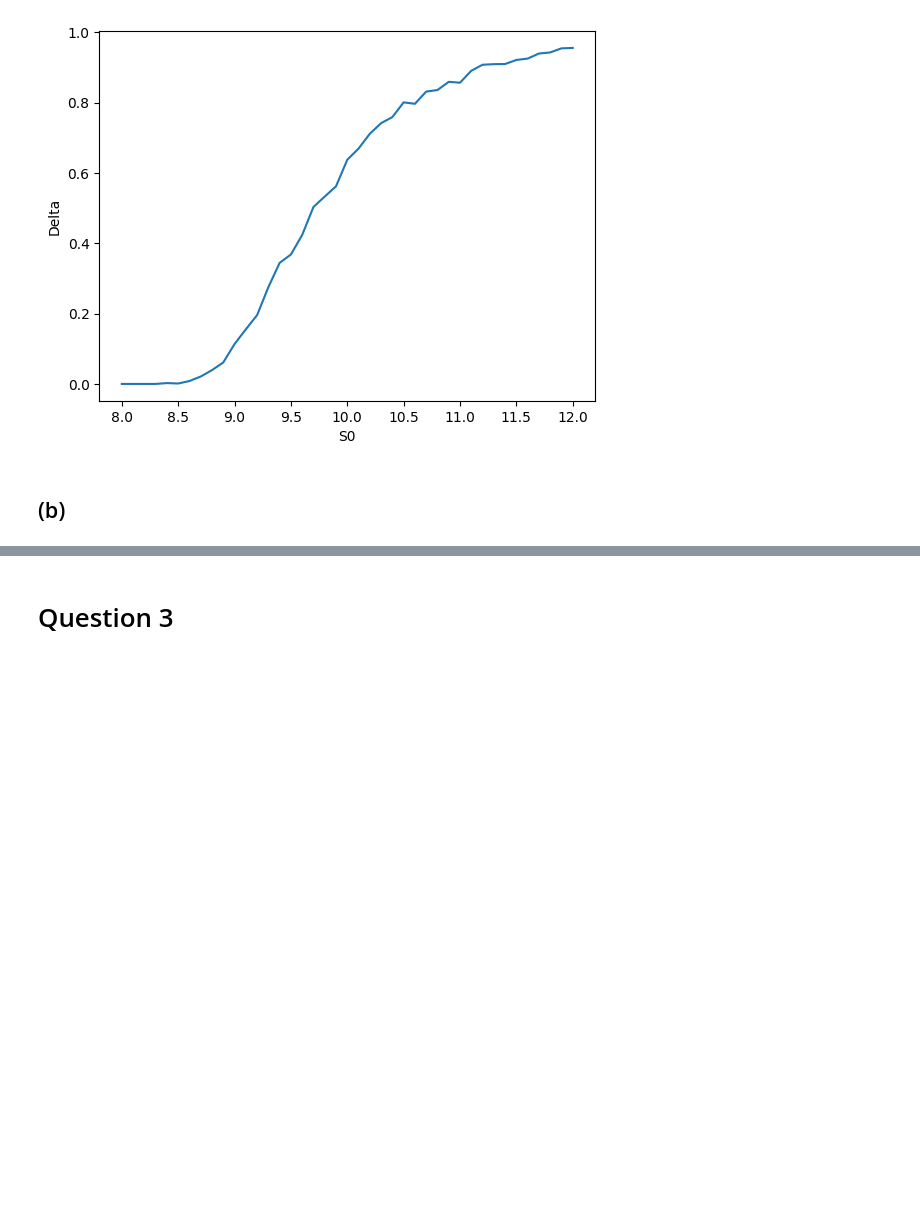
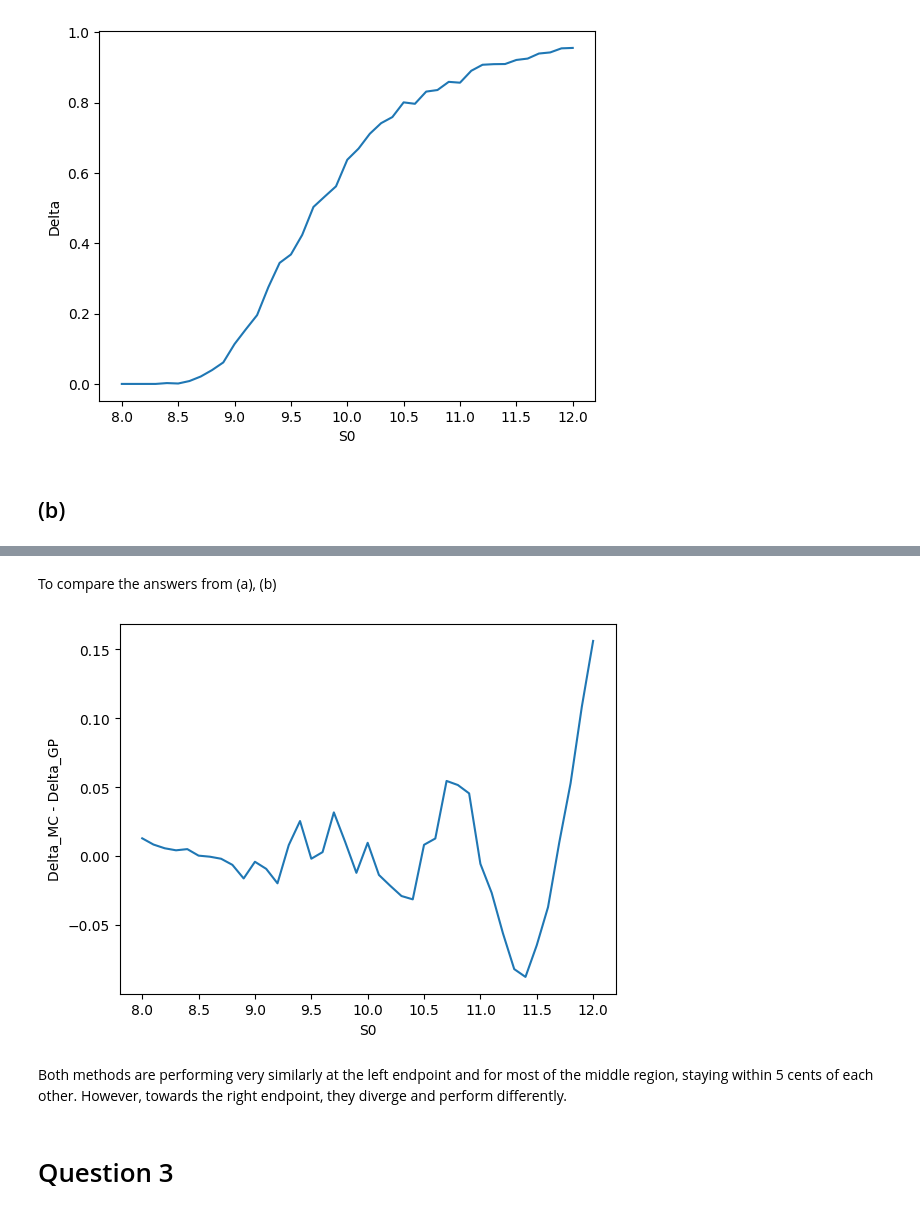
Before and after one commit to DanLeEpicMan/PSTAT-223C, a Jupyter notebook: hw3/hw3.ipynb, the cells around one changed output, grey strips where cells are left out. Cells and saved outputs as stored; diff of their text form; code cells hidden in the pictures; blank space fills up the shorter version.

```diff
--- a/hw3/hw3.ipynb
+++ b/hw3/hw3.ipynb
@@ -87,9 +87,9 @@ def get_delta(S0: float, *, eps: float = 5e-3, M: int = 1000) -> float:
 # %%
 s_range = np.linspace(8, 12, int(4 / 0.1) + 1)
 
-deltas = np.array([get_delta(s) for s in s_range])
+delta_mc = np.array([get_delta(s) for s in s_range])
 
-ax = sns.lineplot(x=s_range, y=deltas)
+ax = sns.lineplot(x=s_range, y=delta_mc)
 ax.set_xlabel('S0')
 ax.set_ylabel('Delta')
 
@@ -187,2 +172,14 @@ tensor([-16.3343,  -6.8288,   0.4281,   5.4674,   8.4979,   9.1399,   8.5102,
+# %% [markdown]
+To compare the answers from (a), (b)
+# %%
+diff_ax = sns.lineplot(x=s_range, y=delta_mc - delta_gp.detach().numpy())
+diff_ax.set_xlabel('S0')
+diff_ax.set_ylabel('Delta_MC - Delta_GP')
+
+plt.show()
+# %% [output]
+[figure, added]
+# %% [markdown]
+Both methods are performing very similarly at the left endpoint and for most of the middle region, staying within 5 cents of each other. However, towards the right endpoint, they diverge and perform differently.
 # %% [markdown]
 # Question 3
```
Also changed, not shown: parts of 11 cells of this notebook.
